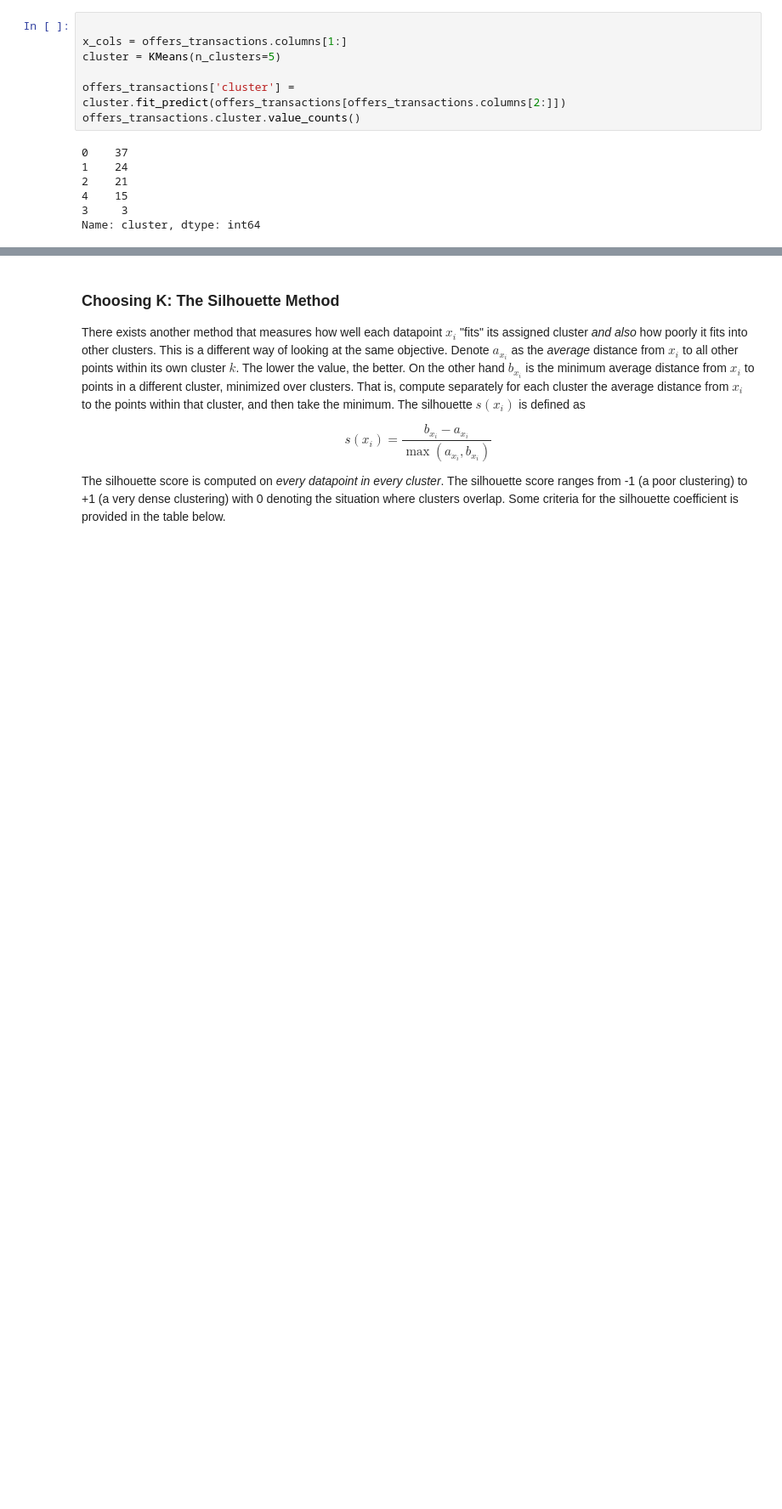
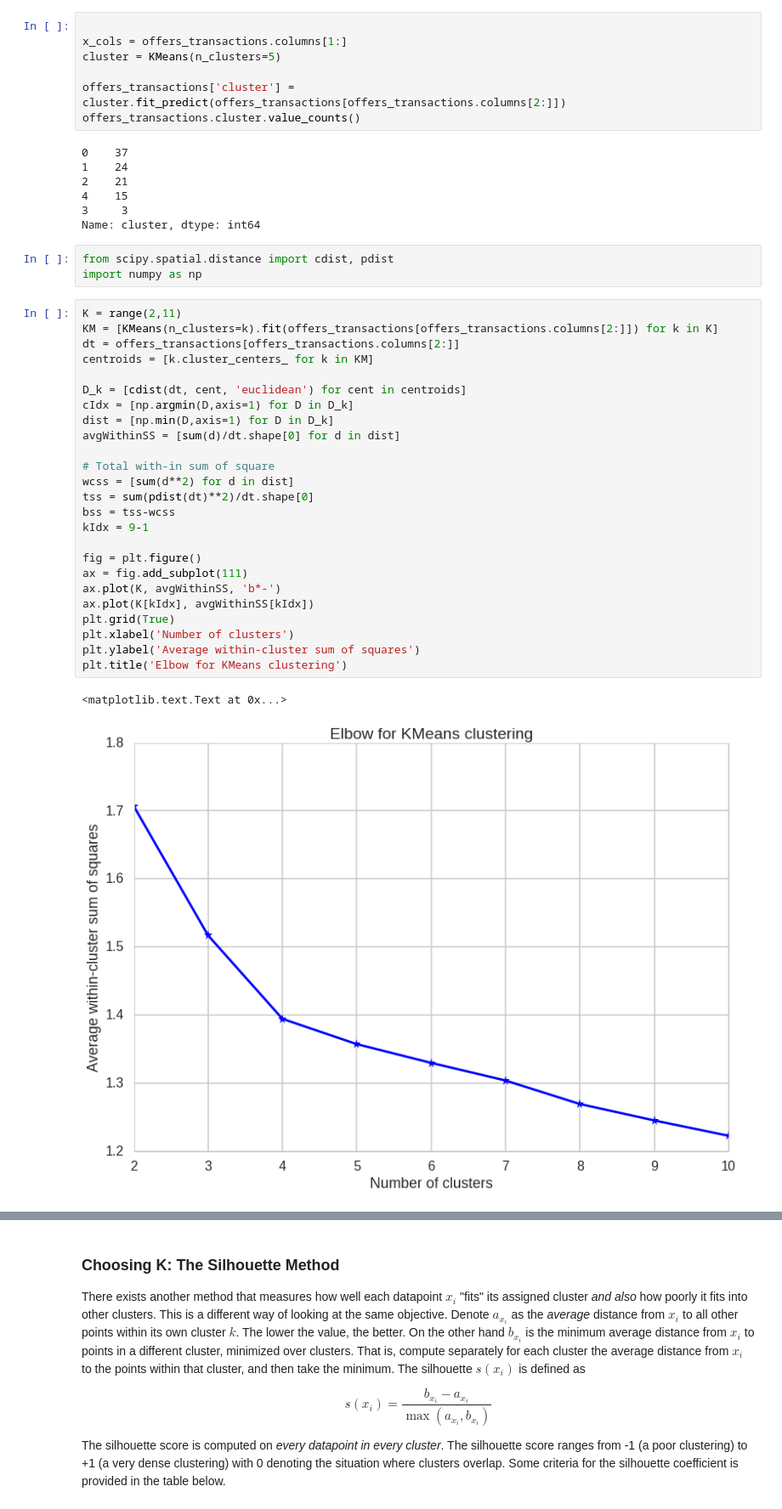
Before and after one commit to rsibi/Springboard, a Jupyter notebook: Machine Learning/clustering/Mini_Project_Clustering.ipynb, the cells around one changed output, grey strips where cells are left out. Shown at 85% size. Drawn from its saved outputs; the diff is of its cells as text; blank space fills up the shorter version.

```diff
--- a/Machine Learning/clustering/Mini_Project_Clustering.ipynb
+++ b/Machine Learning/clustering/Mini_Project_Clustering.ipynb
@@ -120,3 +120,34 @@ offers_transactions.cluster.value_counts()
 4    15
 3     3
 Name: cluster, dtype: int64
+# %%
+from scipy.spatial.distance import cdist, pdist
+import numpy as np
+# %%
+K = range(2,11)
+KM = [KMeans(n_clusters=k).fit(offers_transactions[offers_transactions.columns[2:]]) for k in K]
+dt = offers_transactions[offers_transactions.columns[2:]]
+centroids = [k.cluster_centers_ for k in KM]
+
+D_k = [cdist(dt, cent, 'euclidean') for cent in centroids]
+cIdx = [np.argmin(D,axis=1) for D in D_k]
+dist = [np.min(D,axis=1) for D in D_k]
+avgWithinSS = [sum(d)/dt.shape[0] for d in dist]
+
+# Total with-in sum of square
+wcss = [sum(d**2) for d in dist]
+tss = sum(pdist(dt)**2)/dt.shape[0]
+bss = tss-wcss
+kIdx = 9-1
+
+fig = plt.figure()
+ax = fig.add_subplot(111)
+ax.plot(K, avgWithinSS, 'b*-')
+ax.plot(K[kIdx], avgWithinSS[kIdx])
+plt.grid(True)
+plt.xlabel('Number of clusters')
+plt.ylabel('Average within-cluster sum of squares')
+plt.title('Elbow for KMeans clustering')
+# %% [output]
+<matplotlib.text.Text at 0x...>
+[figure, added]
```
Also changed, not shown: parts of 2 cells of this notebook, 1 other file.
